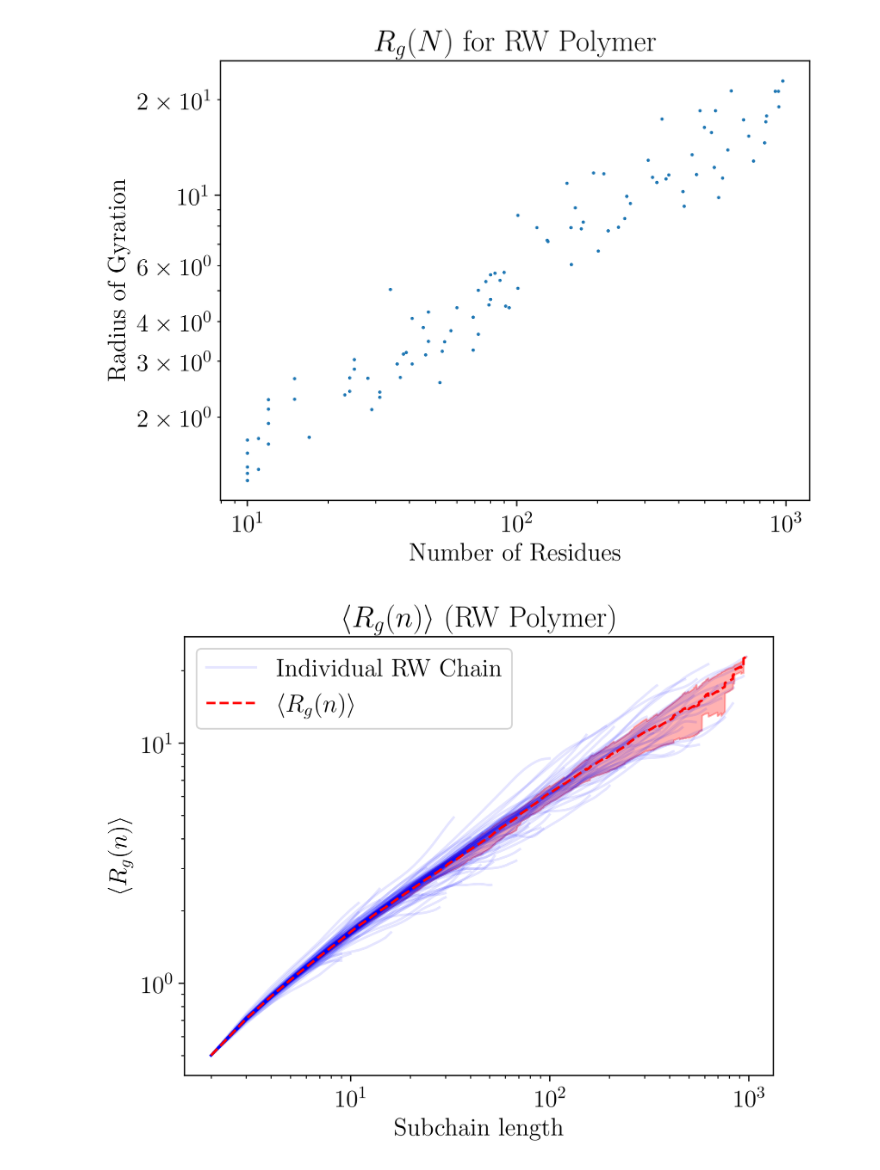
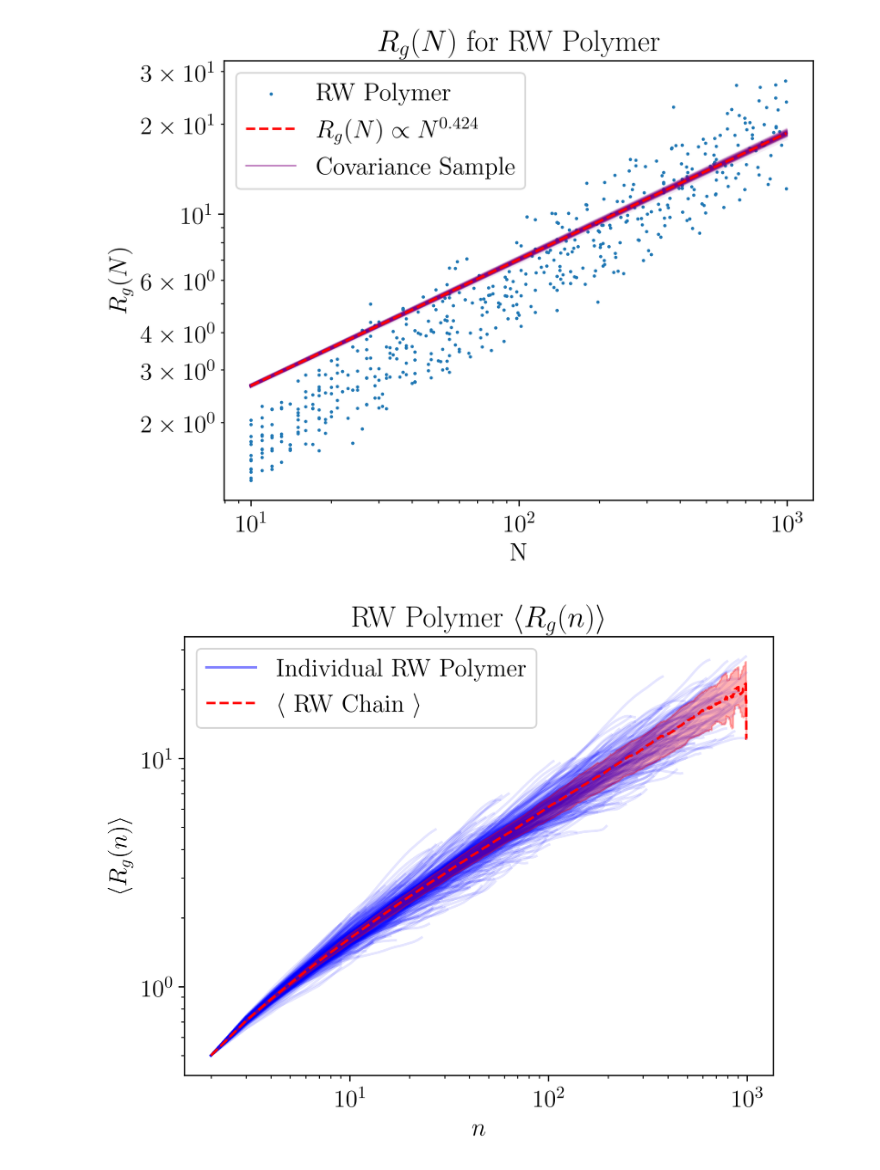
Before and after one commit to ayorba/constrained-polymer, a Jupyter notebook: crw_stats.ipynb, the cells around one changed output. Drawn from its saved outputs; the diff is of its cells as text; code cells hidden in the pictures.

```diff
--- a/crw_stats.ipynb
+++ b/crw_stats.ipynb
@@ -20,11 +20,13 @@ figsize = (12,9)
 low=10
 high=1000
 
-num_crw = 100
+num_crw = 500
 
 rng = np.random.default_rng()
 crw_list = [CRW(int(10**rng.uniform(np.log10(low),np.log10(high)))) for i in tqdm(range(num_crw))]
 # %%
 print(crw_list)
+crw_list = sorted(crw_list, key=lambda x: x.n)
+print(crw_list)
 # %% [output]
 [<models.CRW object at 0x...>, <models.CRW object at 0x...>, <models.CRW object at 0x...>, <models.CRW object at 0x...>, <models.CRW object at 0x...>, <models.CRW object at 0x...>, <models.CRW object  ...
@@ -61,50 +79,72 @@ print(R_gs)
 # %%
 plt.figure()
-plt.scatter(lengths, R_gs, s=1, label="Radius of Gyration")
-plt.ylabel("Radius of Gyration")
-plt.xlabel("Number of Residues")
+data = plt.scatter(lengths, R_gs, s=1, label="RW Polymer")
+
+from matplotlib.lines import Line2D
+sample_handle = Line2D(
+    [],                  # no x-data
+    [],                  # no y-data
+    color="purple",
+    alpha=0.5,
+    linewidth=1,
+    label="Covariance Sample",
+)
+
+for i in range(100):
+    rand_fit = Rg_func(lengths, np.random.multivariate_normal(Rg_N_popt, Rg_N_pcov))
+    plt.plot(lengths, rand_fit, color="purple",alpha=.07)
+fit, = plt.plot(lengths, Rg_func(lengths, *Rg_N_popt),color="red",linestyle="--",label=rf"$R_g(N) \propto N^{{{Rg_N_popt[0]:.3f}}}$")
+plt.ylabel(r"$R_g(N)$")
+plt.xlabel("N")
 plt.xscale("log")
 plt.yscale("log")
 plt.title(r"$R_g(N)$ for RW Polymer")
+plt.legend(handles=[data, fit, sample_handle])
 plt.savefig("RgVsN.png")
 # %% [output]
-[figure, old version]
+[figure, new version]
 # %%
 n_max = max(crw.n for crw in crw_list)
 
 ns = np.arange(2, n_max+1)
 Rg_ns = np.full((num_crw, len(ns)), np.nan)
 
 plt.figure()
-plt.title(r"$\langle R_g(n)\rangle$ (RW Polymer)")
-plt.xlabel("Subchain length")
+plt.title(r"RW Polymer $\langle R_g(n)\rangle$")
+plt.xlabel(r"$n$")
 plt.ylabel(r"$\langle R_g(n) \rangle$")
 plt.xscale("log")
 plt.yscale("log")
 for crw_idx, crw in enumerate(tqdm(crw_list)):
 
     valid_ns = ns[ns < crw.n]
 
     for n_idx, n in enumerate(valid_ns):
         Rg_ns[crw_idx, n_idx]=crw.compute_rg_n(n)
     plt.plot(
              valid_ns,
              Rg_ns[crw_idx, :len(valid_ns)],
              c="b",
              alpha=.1,
-             label="Individual RW Chain" if crw_idx == 0 else "_nolegend_"
+             zorder=1
         )
 
 mean_Rg_n = np.nanmean(Rg_ns, axis=0)
 Rg_lo, Rg_hi = np.nanpercentile(Rg_ns, [16, 84], axis=0)
-
-plt.plot(ns, mean_Rg_n, c="r", linestyle="--",label=r"$\langle R_g(n) \rangle$")
-plt.fill_between(ns, Rg_lo, Rg_hi, color="r", alpha=.3)
-plt.legend()
+sample_handle=Line2D(
+    [],
+    [],
+    color="b",
+    alpha=.5,
+    label="Individual RW Polymer"
+)
+avg, = plt.plot(ns, mean_Rg_n, c="r", linestyle="--",label=r"$\langle$ RW Chain $\rangle$",zorder=3)
+fill_between = plt.fill_between(ns, Rg_lo, Rg_hi, color="r", alpha=.3,zorder=2)
+plt.legend(handles=[sample_handle, avg])
 plt.savefig("Rg_n.png")
 plt.show()
 # %% [output]
-[figure, old version]
+[figure, new version]
 # %%
 # Now when the polymers begin to fold what happens?
 # First examine different central forces, and what they do to to final R_g(N) and the <R_g(n)> at different temperatures
```
Also changed, not shown: parts of 5 cells of this notebook, 3 other files.
